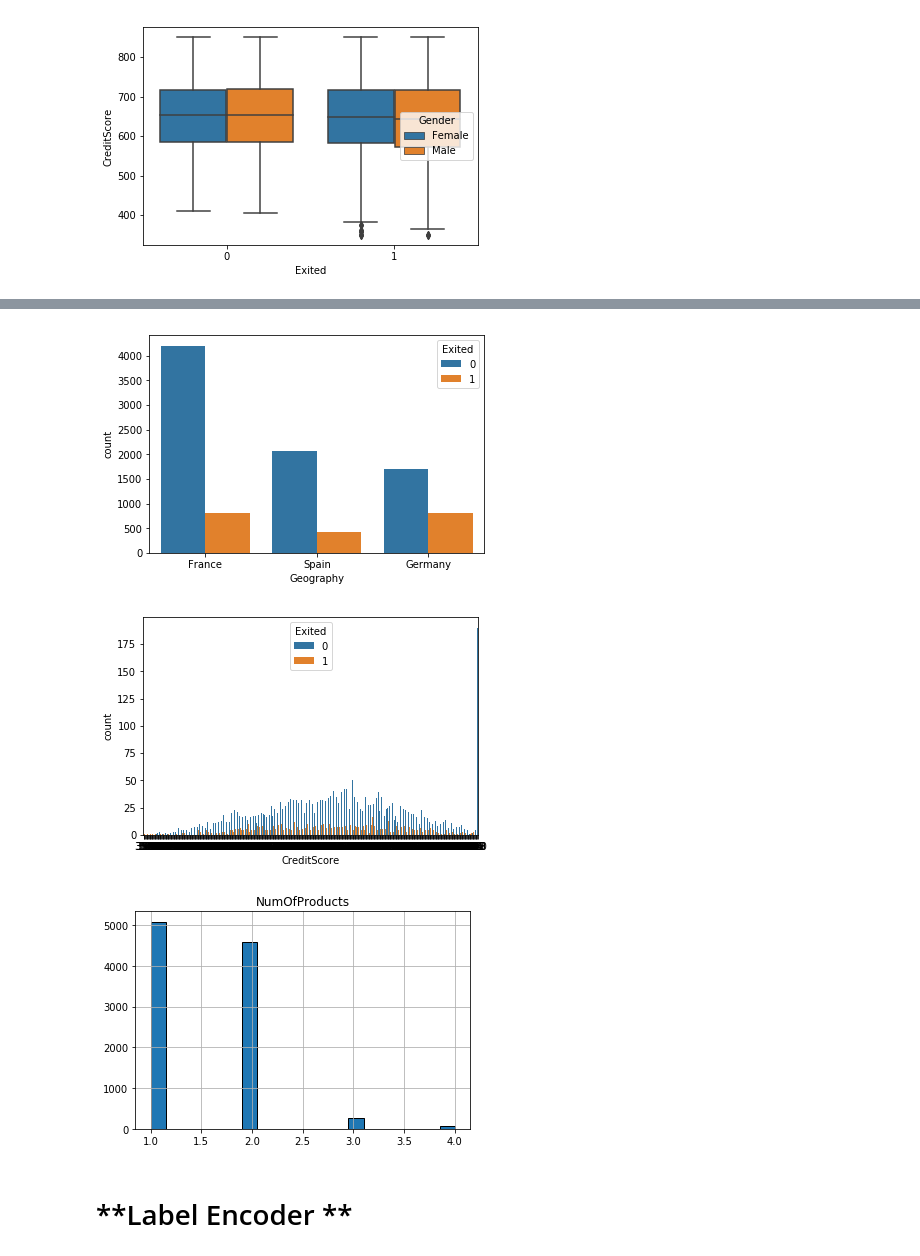
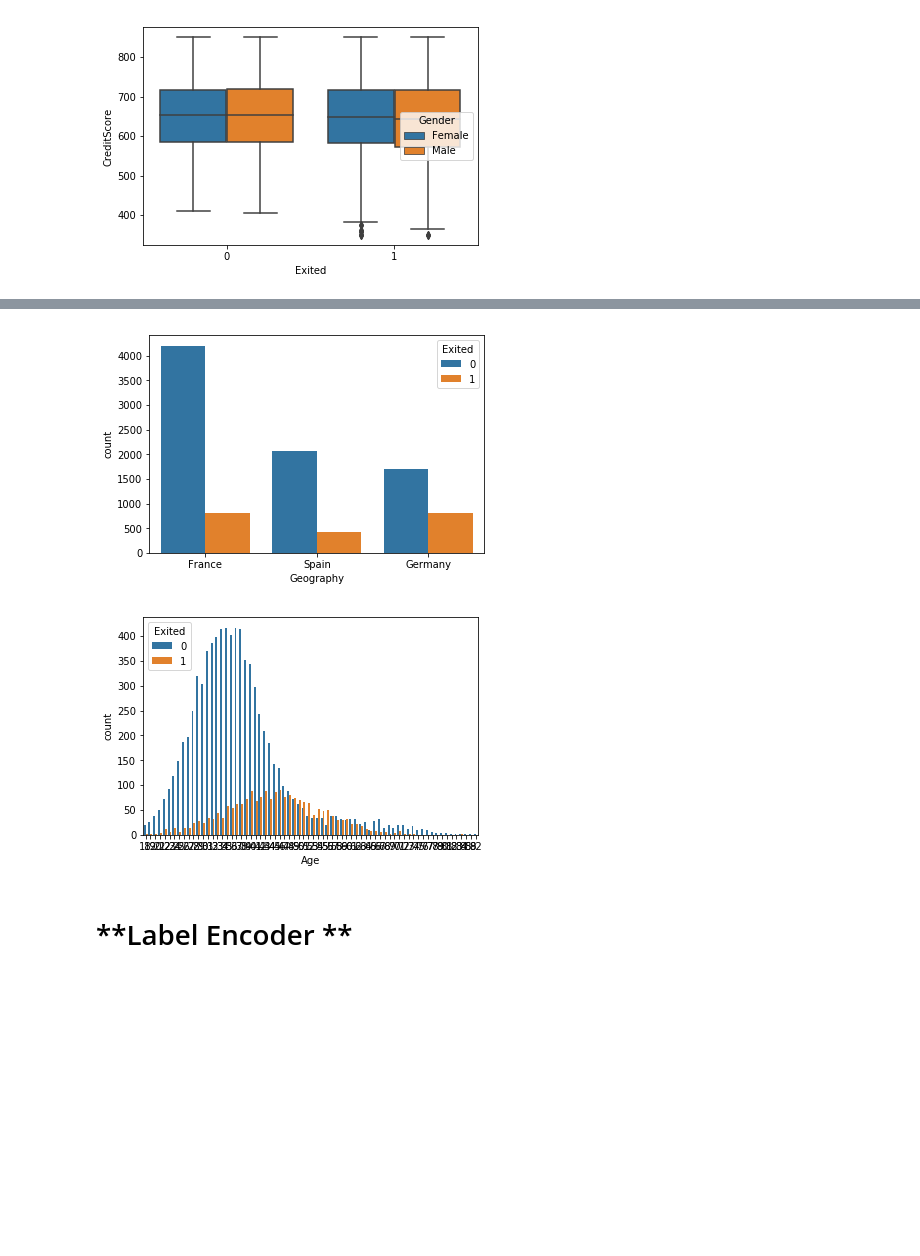
Before and after one commit to nhancv/nc-kaggle-ml, a Jupyter notebook: bank-customer-churn/src/bank-customer-churn-modeling.ipynb, the cells around one changed output, grey strips where cells are left out. Saved outputs shown, nothing was run; the diff lists cells and outputs as text; code cells hidden in the pictures; blank space fills up the shorter version.

```diff
--- a/bank-customer-churn/src/bank-customer-churn-modeling.ipynb
+++ b/bank-customer-churn/src/bank-customer-churn-modeling.ipynb
@@ -359,11 +376,9 @@ DrawBoxplot2(dataset, xAtt = 'Exited', yAtt='CreditScore', hAtt='Gender')
 # %%
 DrawCountplot(dataset, 'Geography', 'Exited')
-DrawCountplot(dataset, 'CreditScore', 'Exited')
-DrawHistogram(dataset, 'NumOfProducts')
+DrawCountplot(dataset, 'Age', 'Exited')
 # %% [output]
 [figure]
-[figure, old version]
+[figure, new version]
-[figure, removed]
 # %% [markdown]
 # **Label Encoder **
 # %%
```
Also changed, not shown: parts of 48 cells of this notebook.
